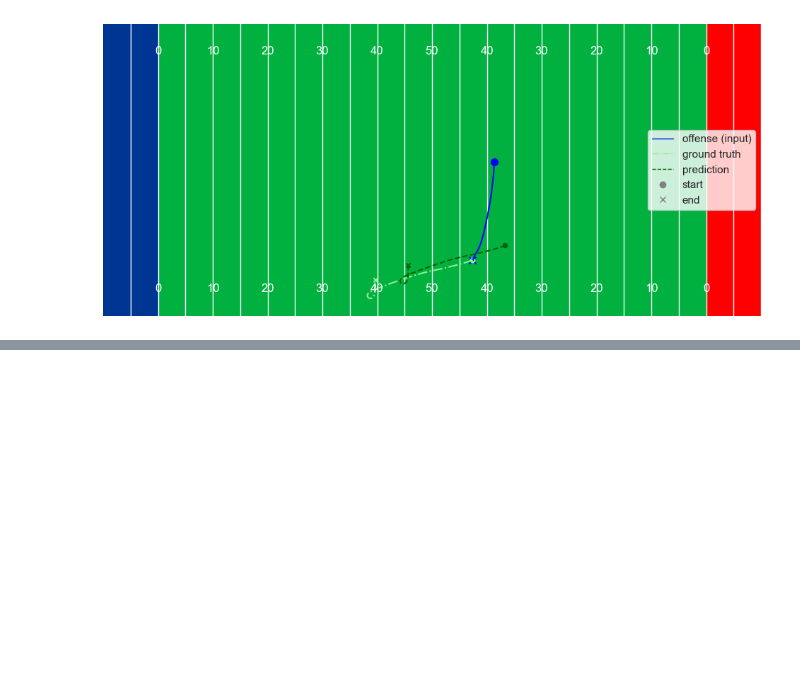
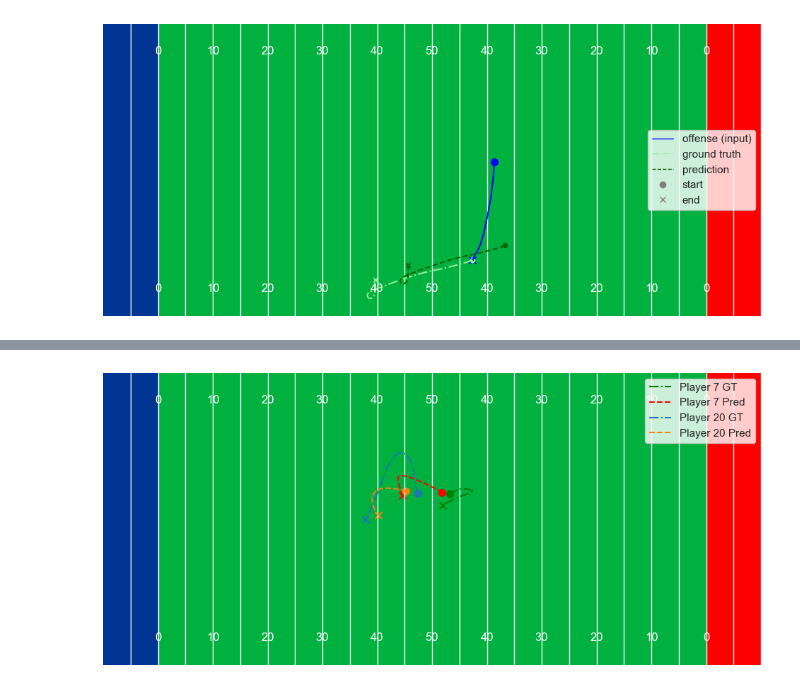
Before and after one commit to pholmes116/NFL-player-trajectories-public, a Jupyter notebook: code/test_custom_visualizer.ipynb, the cells around one changed output, grey strips where cells are left out. Saved outputs shown, nothing was run; the diff lists cells and outputs as text; code cells hidden in the pictures; blank space fills up the shorter version.

```diff
--- a/code/test_custom_visualizer.ipynb
+++ b/code/test_custom_visualizer.ipynb
@@ -536,0 +640,57 @@ First 2 values of pred: tf.Tensor(
+# %%
+# ╔════════════════════════════════════════════════════╗
+# ║ 26. Slice & Plot Multiple Player Trajectories    ║
+# ╚════════════════════════════════════════════════════╝
+
+import matplotlib.pyplot as plt
+
+# 1️⃣ Specify which players to visualize (0–22)
+player_indices = [7, 20]  # change these as needed
+
+# 2️⃣ Define contrasting color pairs for each player: (GT_color, Pred_color)
+color_pairs = [
+    ("green", "red"),      # for player 1
+    ("tab:blue", "tab:orange"),  # for player 7
+    ("purple", "magenta")  # for player 8
+]
+
+# 3️⃣ Draw the pitch once
+fig, ax = custom_visualizer.plot_pitch()
+
+# 4️⃣ Loop over each player, slice their coords, descale, and plot
+for (player_idx, (gt_color, pred_color)) in zip(player_indices, color_pairs):
+    # slice out that player's x,y from true future and prediction
+    gt_player   = subsequent_X [:, :, 2*player_idx : 2*player_idx + 2]  # (1, T, 2)
+    pred_player = pred_seq     [:, :, 2*player_idx : 2*player_idx + 2]
+
+    # descale to real field units
+    gt_coords   = custom_visualizer.descale_trajectory(gt_player[0])
+    pred_coords = custom_visualizer.descale_trajectory(pred_player[0])
+
+    # ground-truth path (dash-dot), with start/end markers
+    custom_visualizer.plot_player_trajectory(
+        gt_coords,
+        ax=ax,
+        traj_label=f"Player {player_idx} GT",
+        traj_color=gt_color,
+        linestyle='-.',
+        show_markers=True,
+        marker_size=50
+    )
+
+    # predicted path (dashed), with start/end markers
+    custom_visualizer.plot_player_trajectory(
+        pred_coords,
+        ax=ax,
+        traj_label=f"Player {player_idx} Pred",
+        traj_color=pred_color,
+        linestyle='--',
+        show_markers=True,
+        marker_size=50
+    )
+
+# 5️⃣ Finalize and show legend
+plt.legend(loc='upper right')
+plt.show()
+# %% [output]
+[figure, added]
```
Also changed, not shown: parts of 22 cells of this notebook, 3 other files.
